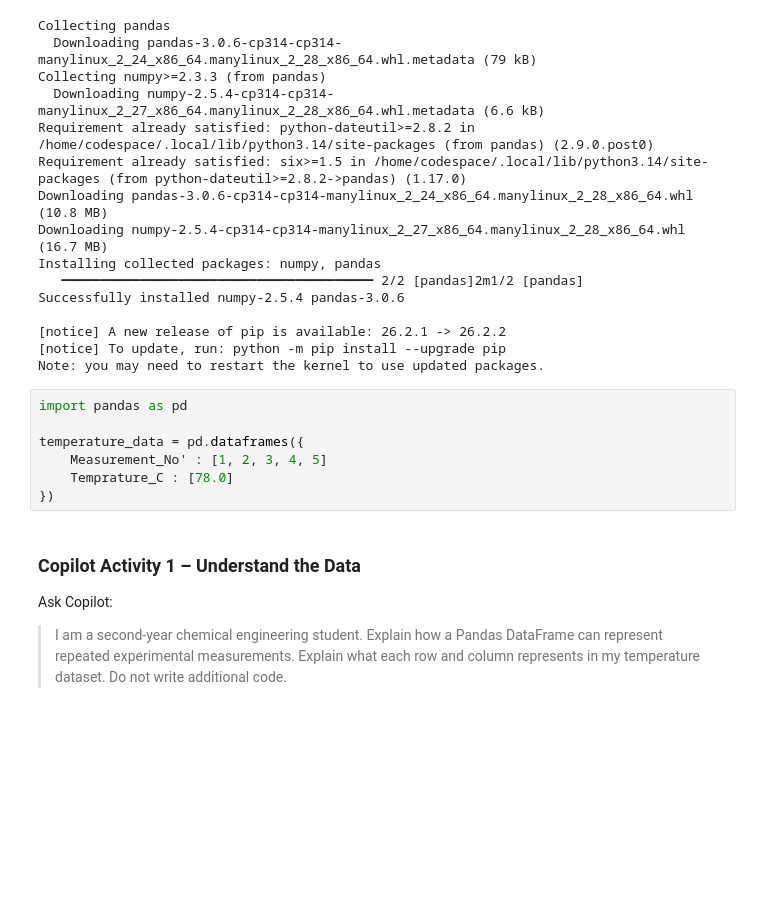
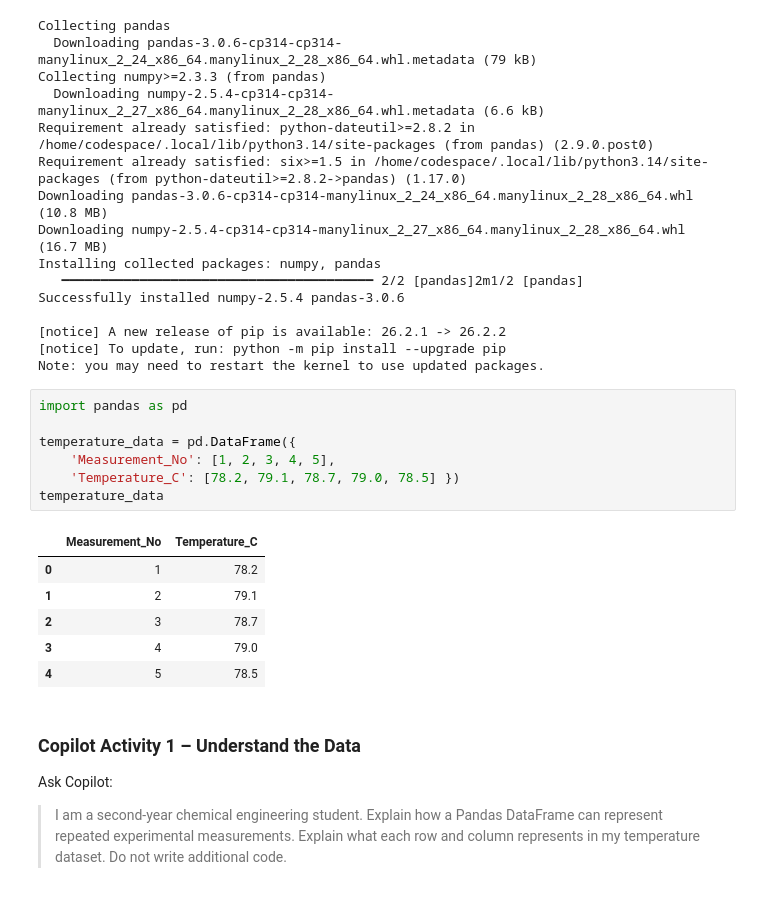
Before and after one commit to ssmahamunid23-png/CP_Practical, a Jupyter notebook: Practical_09_Basic_Statistical_Analysis_Experimental_Measurements.ipynb, the cells around one changed output. Cells and saved outputs as stored; diff of their text form; blank space fills up the shorter version.

```diff
--- a/Practical_09_Basic_Statistical_Analysis_Experimental_Measurements.ipynb
+++ b/Practical_09_Basic_Statistical_Analysis_Experimental_Measurements.ipynb
@@ -93,10 +93,17 @@ Note: you may need to restart the kernel to use updated packages.
 # %%
 import pandas as pd
 
-temperature_data = pd.dataframes({
-    Measurement_No' : [1, 2, 3, 4, 5]
-    Temprature_C : [78.0]
-})
+temperature_data = pd.DataFrame({
+    'Measurement_No': [1, 2, 3, 4, 5],
+    'Temperature_C': [78.2, 79.1, 78.7, 79.0, 78.5] })
+temperature_data
+# %% [output]
+|  | Measurement_No | Temperature_C |
+| 0 | 1 | 78.2 |
+| 1 | 2 | 79.1 |
+| 2 | 3 | 78.7 |
+| 3 | 4 | 79.0 |
+| 4 | 5 | 78.5 |
 # %% [markdown]
 ### Copilot Activity 1 – Understand the Data
 
```
Also changed, not shown: parts of 7 cells of this notebook, 2 other files.
